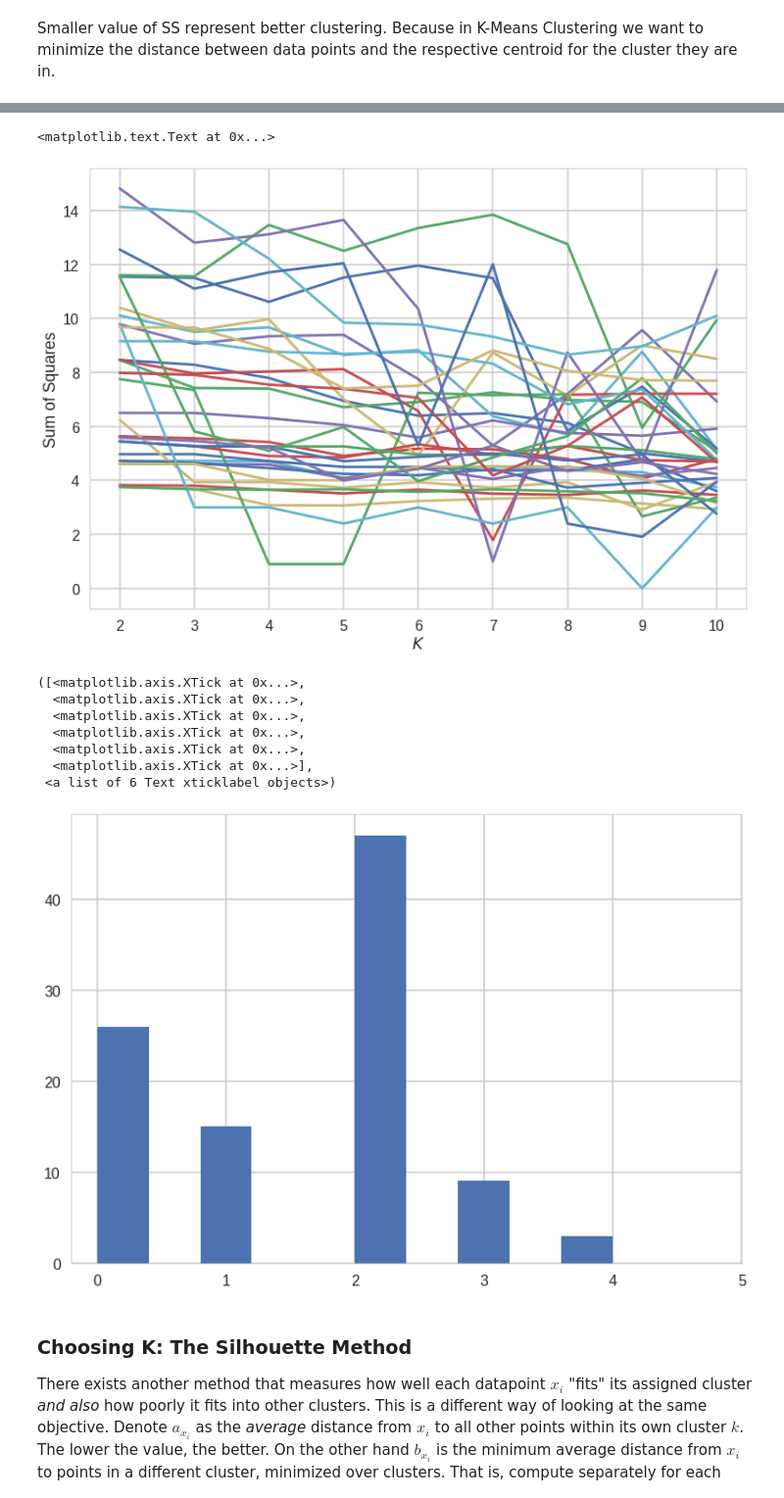
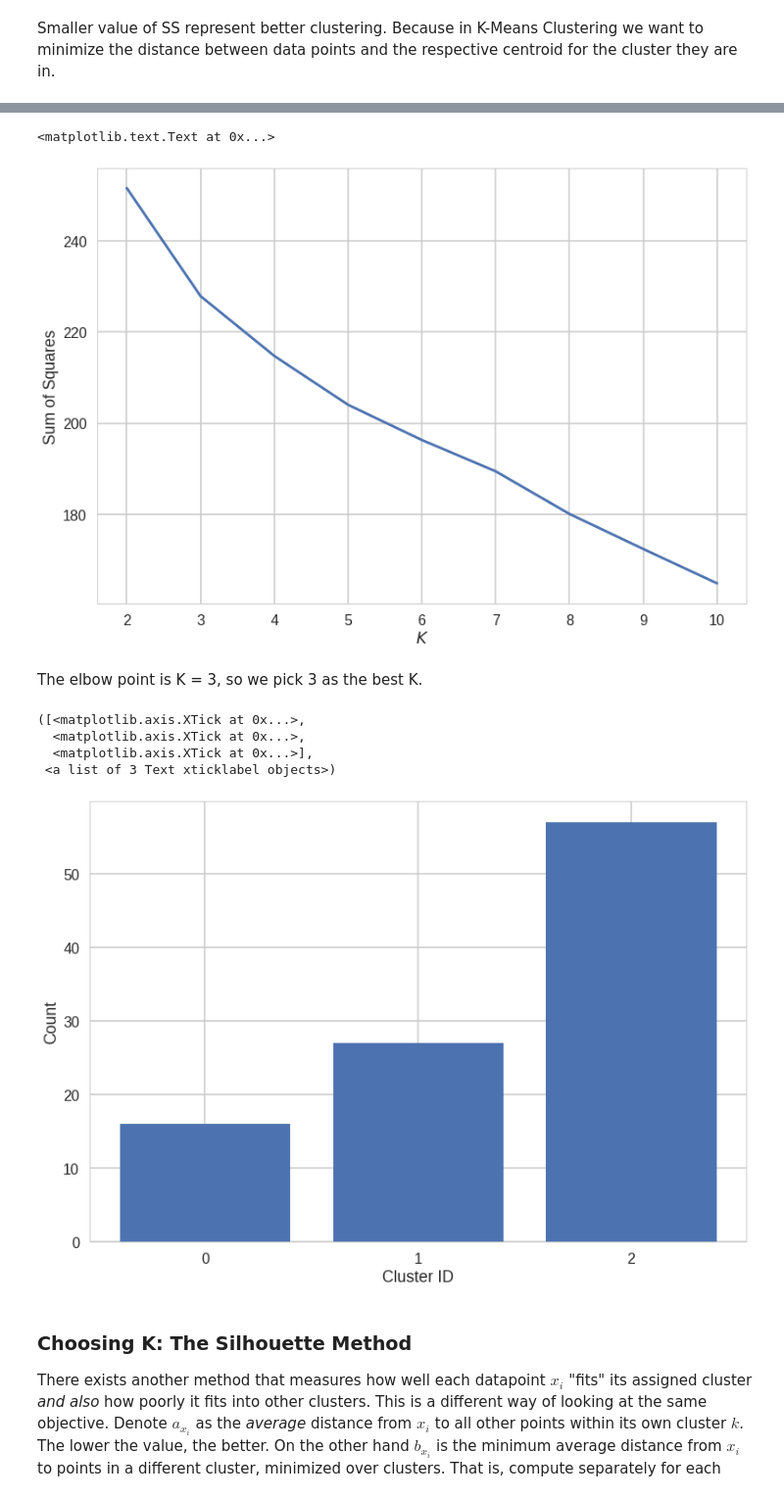
Before and after one commit to anxin16/Data-Science-Career-Track, a Jupyter notebook: Machine_Learning/Unsupervised_Learning/Mini_Project_Clustering.ipynb, the cells around one changed output, grey strips where cells are left out. Shown: that part at 98% size. Cells and saved outputs as stored; diff of their text form; code cells hidden in the pictures.

```diff
--- a/Machine_Learning/Unsupervised_Learning/Mini_Project_Clustering.ipynb
+++ b/Machine_Learning/Unsupervised_Learning/Mini_Project_Clustering.ipynb
@@ -145,28 +152,30 @@ for K in k_range:
 # %%
 # elbow curve
-plt.plot(k_range, ss)
+plt.plot(k_range, SS)
 plt.xlabel("$K$")
 plt.ylabel("Sum of Squares")
 # %% [output]
 <matplotlib.text.Text at 0x...>
-[figure, old version]
+[figure, new version]
+# %% [markdown]
+The elbow point is K = 3, so we pick 3 as the best K.
 # %%
-K_best = 5
-K = K_best    # the best K
+best_K = 3
+K = best_K    # the best K
 df_km = x_cols.copy()
 model = KMeans(n_clusters=K)
 assigned_cluster = model.fit_predict(df_km)
-plt.hist(assigned_cluster)
-plt.xticks([0,1,2,3,4,5])
+counts = np.bincount(assigned_cluster)
+plt.bar(range(best_K), counts, align='center')
+plt.xlabel("Cluster ID")
+plt.ylabel("Count")
+plt.xticks(range(best_K))
 # %% [output]
 ([<matplotlib.axis.XTick at 0x...>,
   <matplotlib.axis.XTick at 0x...>,
-  <matplotlib.axis.XTick at 0x...>,
-  <matplotlib.axis.XTick at 0x...>,
-  <matplotlib.axis.XTick at 0x...>,
   <matplotlib.axis.XTick at 0x...>],
- <a list of 6 Text xticklabel objects>)
+ <a list of 3 Text xticklabel objects>)
-[figure, old version]
+[figure, new version]
 # %% [markdown]
 ### Choosing K: The Silhouette Method
 
```
Also changed, not shown: parts of 5 cells of this notebook.
